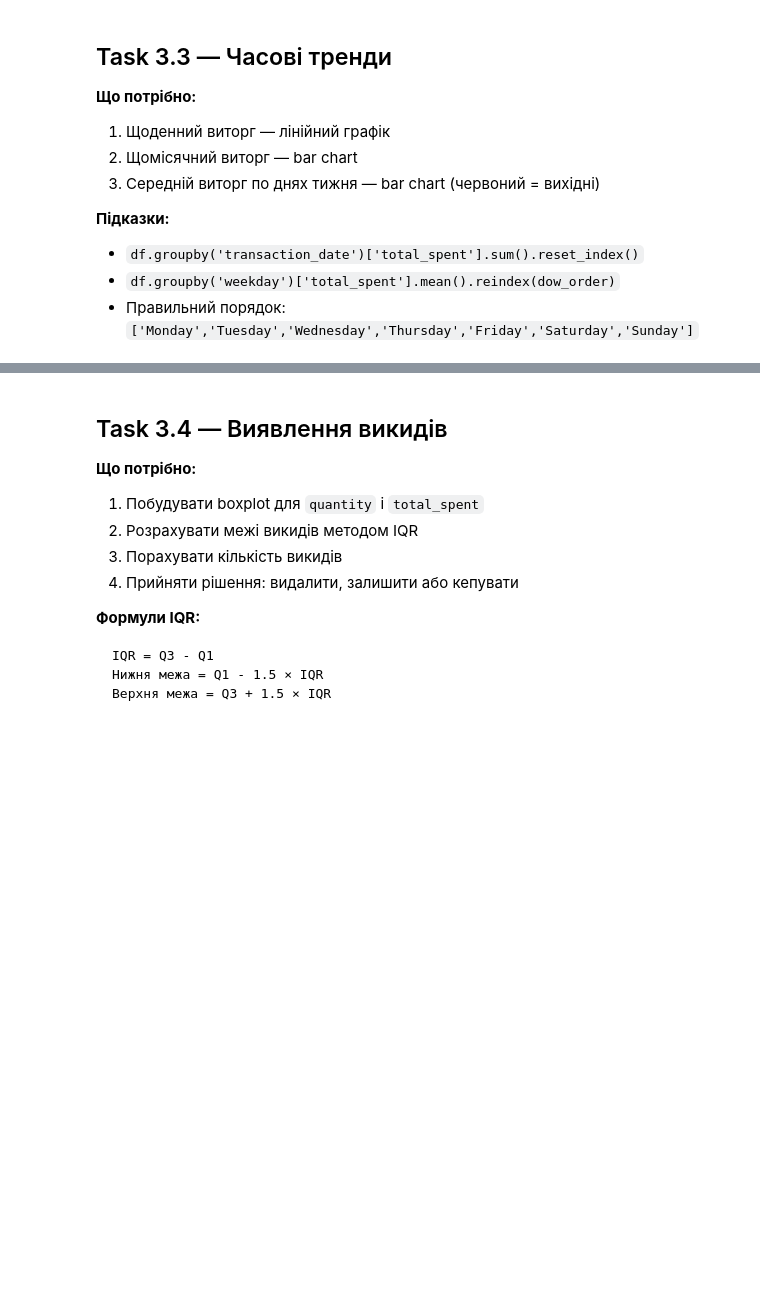
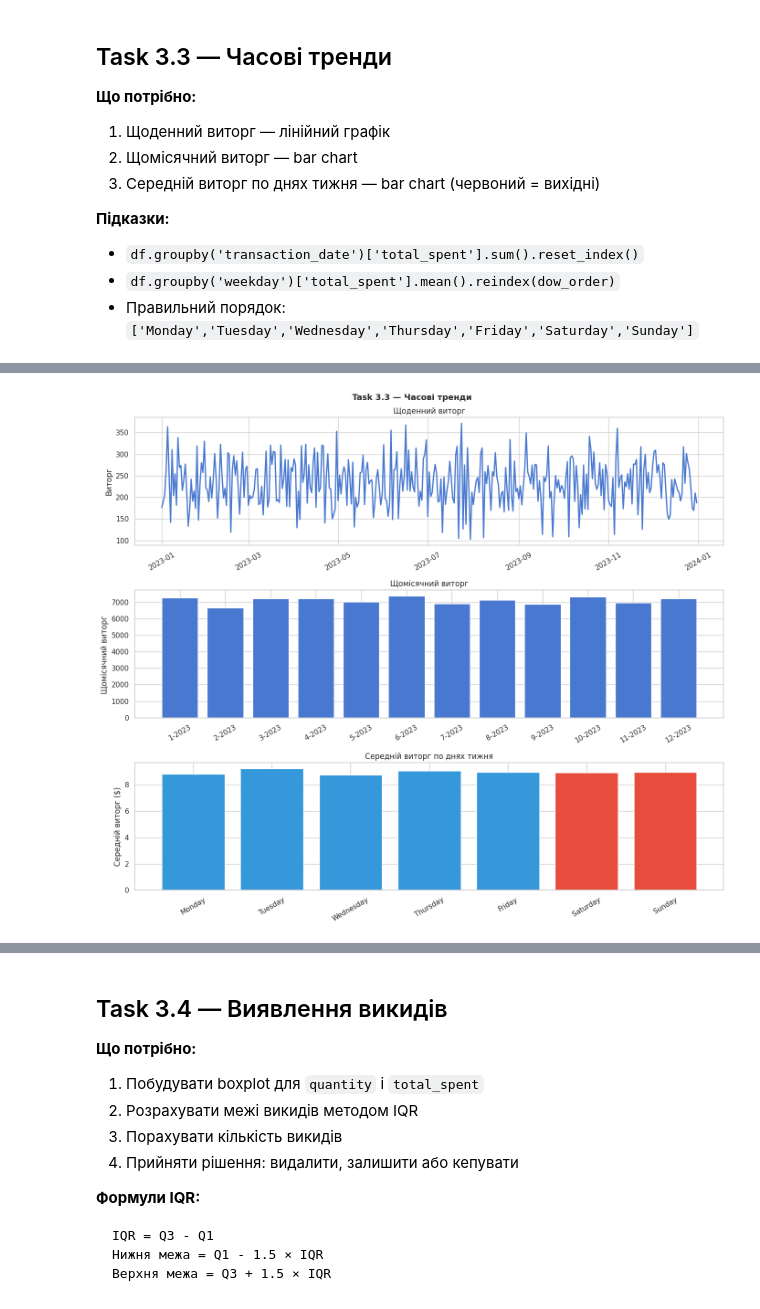
Before and after one commit to edik06031-rgb/Analysis_Cafe_Sales-, a Jupyter notebook: cafe_eda_workbook_version2.ipynb, the cells around one changed output, grey strips where cells are left out. Cells and saved outputs as stored; diff of their text form; code cells hidden in the pictures; blank space fills up the shorter version.

```diff
--- a/cafe_eda_workbook_version2.ipynb
+++ b/cafe_eda_workbook_version2.ipynb
@@ -742,27 +813,92 @@ print(f'Найгірший день: {avg_dow.idxmin()}')
 # %%
+# Щоденний виторг
+daily_rev = (
+    df.groupby('transaction_date')['total_spent']
+      .sum()
+      .reset_index()
+)
+
+# Щомісячний виторг
+monthly_rev = (
+    df.groupby(['year', 'month'])['total_spent']
+      .sum()
+      .reset_index()
+)
+
+# По днях тижня (середнє)
+dow_order = ['Monday','Tuesday','Wednesday','Thursday','Friday','Saturday','Sunday']
+avg_dow =  (
+    df.groupby('weekday')['total_spent']
+      .mean()
+      .reindex(dow_order)
+)
+
+print(f'Найкращий день: {avg_dow.idxmax()}')
+print(f'Найгірший день: {avg_dow.idxmin()}')
+
+
 fig, axes = plt.subplots(3, 1, figsize=(14, 12))
 fig.suptitle('Task 3.3 — Часові тренди', fontsize=13, fontweight='bold')
 
-# Графік 1: щоденний лінійний
-# ВАШ КОД ТУТ
+
+# Графік 1: щоденний виторг
+
+axes[0].plot(
+    daily_rev['transaction_date'],
+    daily_rev['total_spent'],
+    linewidth=2
+)
 axes[0].set_title('Щоденний виторг')
-axes[0].set_ylabel('Виторг ($)')
+axes[0].set_ylabel('Виторг')
+axes[0].tick_params(axis='x', rotation=30)
 
-# Графік 2: щомісячний бар
-# Підказка: зробіть колонку label = перші 3 літери місяця + рік
-# ВАШ КОД ТУТ
+
+# Графік 2: щомісячний виторг
+
+monthly_rev['label'] = (
+    monthly_rev['month'].astype(str).str[:3] +
+    '-' +
+    monthly_rev['year'].astype(str)
+)
+
+axes[1].bar(
+    monthly_rev['label'],
+    monthly_rev['total_spent']
+)
 axes[1].set_title('Щомісячний виторг')
+axes[1].set_ylabel('Щомісячний виторг ')
+axes[1].tick_params(axis='x', rotation=30)
 
-# Графік 3: по днях тижня (вихідні = червоні, будні = сині)
-colors_dow = ['#E74C3C' if d in ['Saturday','Sunday'] else '#3498DB' for d in avg_dow.index]
-# ВАШ КОД ТУТ
+
+# Графік 3: середній виторг по днях тижня
+
+colors_dow = [
+    '#E74C3C' if d in ['Saturday', 'Sunday']
+    else '#3498DB'
+    for d in avg_dow.index
+]
+
+axes[2].bar(
+    avg_dow.index,
+    avg_dow.values,
+    color=colors_dow
+)
+
 axes[2].set_title('Середній виторг по днях тижня')
+axes[2].set_ylabel('Середній виторг ($)')
 axes[2].tick_params(axis='x', rotation=30)
 
 plt.tight_layout()
 plt.savefig('part3_task33.png', dpi=130, bbox_inches='tight')
 plt.show()
 
-# Знайти місяць з найнижчим виторгом
-worst_month = # ВАШ КОД ТУТ
+
+# Місяць з найнижчим виторгом
+
+worst_month = monthly_rev.loc[
+    monthly_rev['total_spent'].idxmin(),
+    'label'
+]
+
 print(f'Місяць з найнижчим виторгом: {worst_month}')
+# %% [output]
@@ -768,0 +907 @@ print(f'Місяць з найнижчим виторгом: {worst_month}')
+[figure, added]
```
Also changed, not shown: parts of 23 cells of this notebook.
